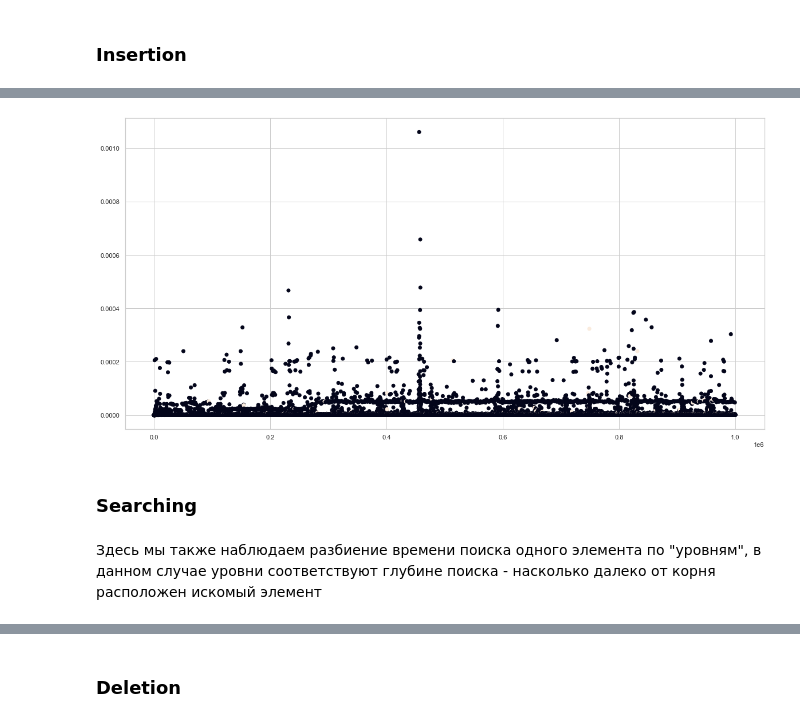
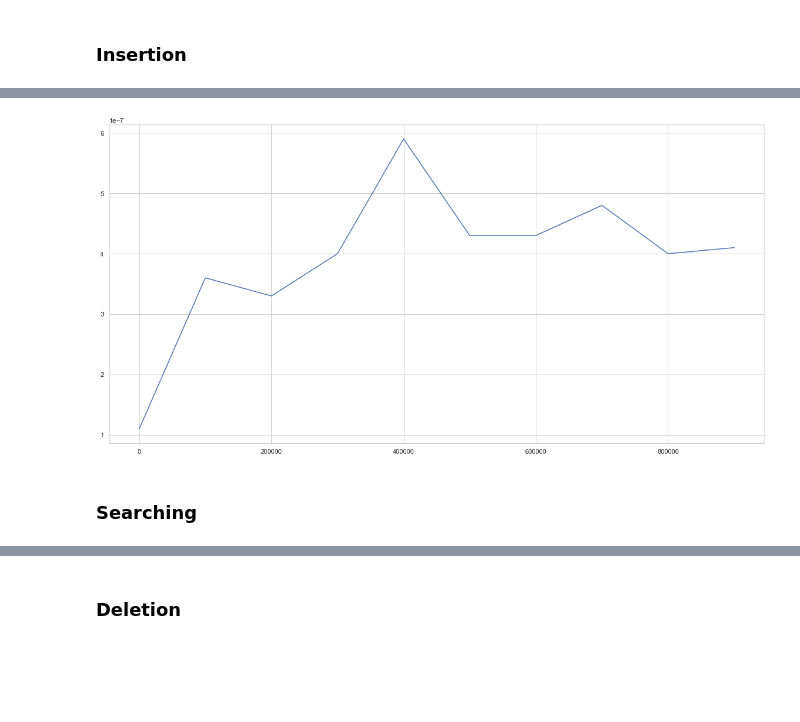
Before and after one commit to ivanvikhrev/search-trees-comparison, a Jupyter notebook: report.ipynb, the cells around one changed output, grey strips where cells are left out. Drawn from its saved outputs; the diff is of its cells as text; code cells hidden in the pictures; blank space fills up the shorter version.

```diff
--- a/report.ipynb
+++ b/report.ipynb
@@ -150,9 +142,8 @@ hue_rotations  = [0 if element <= rnum/2 else 1 for element in rotations_count]
-# %%
-plt.scatter(num, insert_time, c = hue_rotations)
-pass
-# %% [output]
-[figure, removed]
+# %%
+y = [insert_time[el] for el in x]
+plt.plot(x, y)
+pass
+# %% [output]
+[figure, added]
 # %% [markdown]
 ### Searching
-# %% [markdown]
-Здесь мы также наблюдаем разбиение времени поиска одного элемента по "уровням", в данном случае уровни соответствуют глубине поиска - насколько далеко от корня расположен искомый элемент
```
Also changed, not shown: parts of 39 cells of this notebook.
